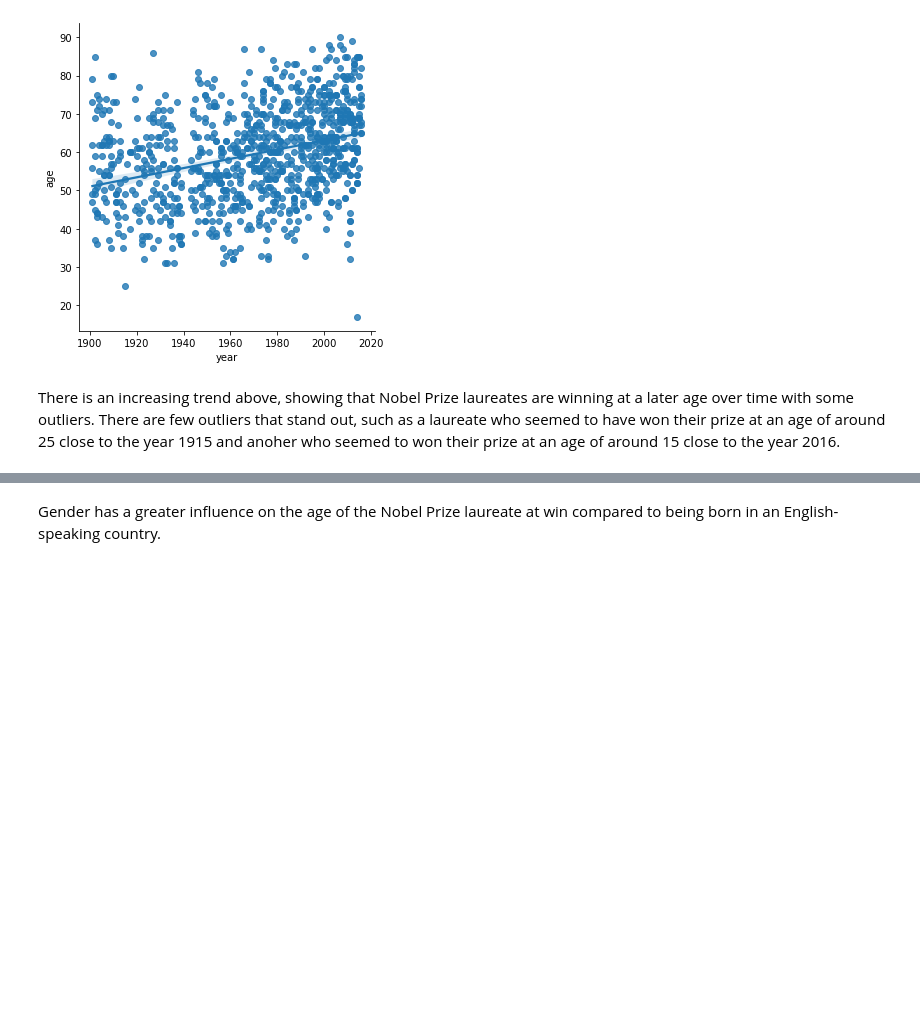
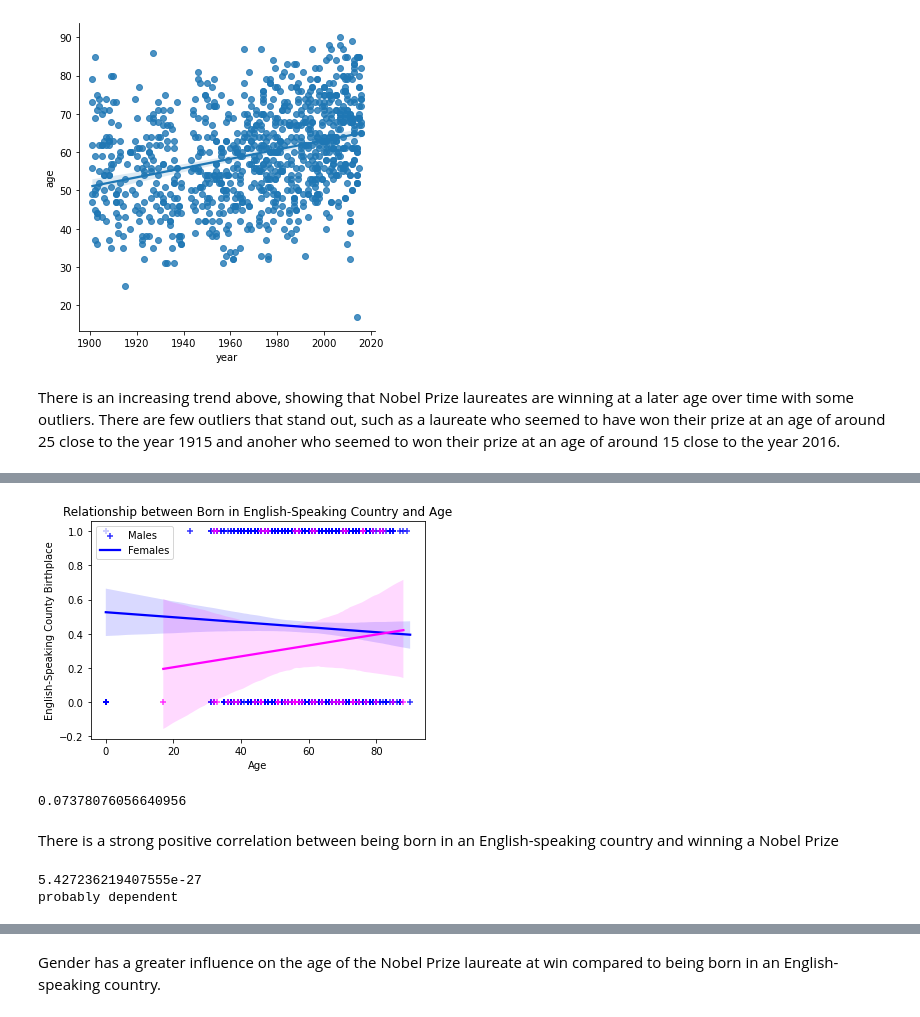
Before and after one commit to qbello22/2950-Project, a Jupyter notebook: Nobel Laureates - Phase IV.ipynb, the cells around one changed output, grey strips where cells are left out. Saved outputs shown, nothing was run; the diff lists cells and outputs as text; code cells hidden in the pictures; blank space fills up the shorter version.

```diff
--- a/Nobel Laureates - Phase IV.ipynb
+++ b/Nobel Laureates - Phase IV.ipynb
@@ -213 +219,41 @@ The MAE of the testing set is: 11.559525071773452
+# %%
+statistics_male = nobel_data[nobel_data['gender'] == 'male'].describe()
+statistics_male.rename(columns=lambda x: x + '_male', inplace=True)
+
+statistics_female = nobel_data[nobel_data['gender'] == 'Female'].describe()
+statistics_female.rename(columns=lambda x: x + '_female', inplace=True)
+
+fig = pyplot.figure()
+df_males = nobel_data[nobel_data['gender'] == 'male']
+df_females = nobel_data[nobel_data['gender'] == 'female']
+seaborn.regplot(x=df_males.age, y=df_males.anglosphere, color='blue', marker='+')
+seaborn.regplot(x=df_females.age, y=df_females.anglosphere, color='magenta', marker='+')
+
+pyplot.legend(labels=['Males', 'Females'])
+pyplot.title('Relationship between Born in English-Speaking Country and Age')
+pyplot.xlabel('Age')
+pyplot.ylabel('English-Speaking County Birthplace');
+# %% [output]
+[figure, added]
+# %%
+data1 = nobel_data['anglosphere']
+data2 = nobel_data['age']
+stat, p = pearsonr(data1,data2)
+print(p)
+# %% [output]
+0.07378076056640956
+# %% [markdown]
+There is a strong positive correlation between being born in an English-speaking country and winning a Nobel Prize
+# %%
+data1 = nobel_data['gender_binary']
+data2 = nobel_data['age']
+stat, p = pearsonr(data1,data2)
+print(p)
+if p>0.05:
+    print('probably independent')
+else:
+    print('probably dependent')
+# %% [output]
+5.427236219407555e-27
+probably dependent
 # %%
```
Also changed, not shown: parts of 3 cells of this notebook.
